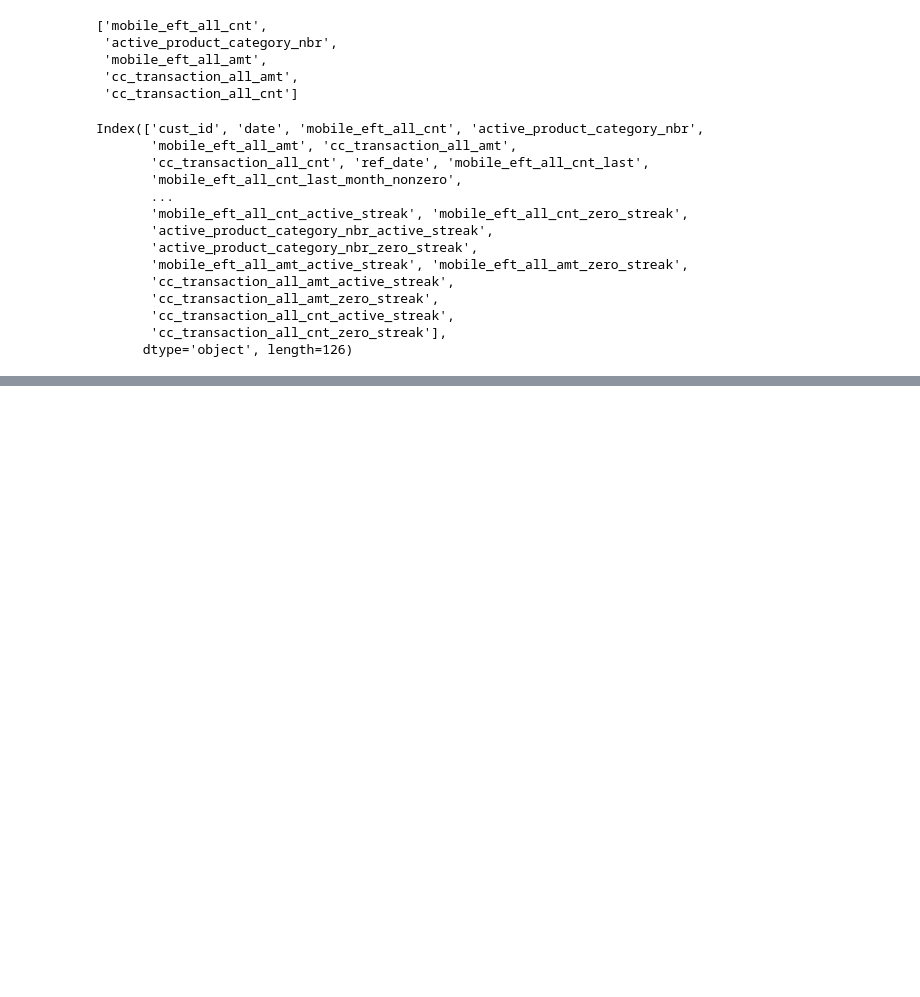
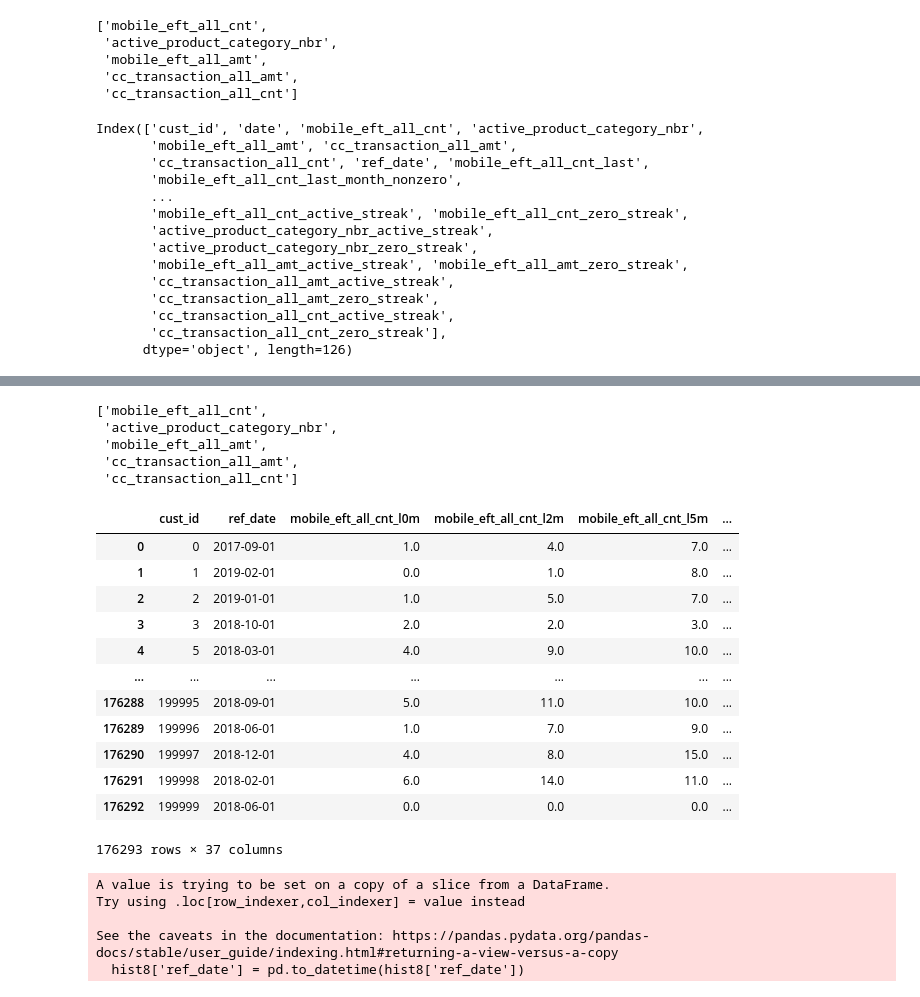
Before and after one commit to bthnsrts/datathon-team-guney-kampus, a Jupyter notebook: notebooks/feature_engineering.ipynb, the cells around one changed output, grey strips where cells are left out. Cells and saved outputs as stored; diff of their text form; code cells hidden in the pictures; blank space fills up the shorter version.

```diff
--- a/notebooks/feature_engineering.ipynb
+++ b/notebooks/feature_engineering.ipynb
@@ -507,5 +507,5 @@ hist5 = pairwise_shares_ratios(hist4, num_cols)
-# %%
-hist6 = lifetime_and_cohorts(hist5)
+# %%
+hist7 = lifetime_and_cohorts(hist6)
 # %%
 def seasonality_encodings(df, date_col="date"):
     """Calendar features at ref granularity (will also be present on hist before merge)."""
@@ -517,4 +517,4 @@ def seasonality_encodings(df, date_col="date"):
     df["is_q_end"] = ((df[date_col].dt.month % 3) == 0).astype(int)
     return df
 # %%
-hist7 = seasonality_encodings(hist6, date_col="date")
+hist8 = seasonality_encodings(hist7, date_col="date")
@@ -521,10 +537,17 @@ hist7 = seasonality_encodings(hist6, date_col="date")
+# %%
+num_cols
+# %% [output]
+['mobile_eft_all_cnt',
+ 'active_product_category_nbr',
+ 'mobile_eft_all_amt',
+ 'cc_transaction_all_amt',
+ 'cc_transaction_all_cnt']
 # %%
-numeric_features = [
-    'mobile_eft_all_cnt',
-    'mobile_eft_all_amt',
-    'cc_transaction_all_amt',
-    'cc_transaction_all_cnt',
-]
+numeric_features = ['mobile_eft_all_cnt',
+ 'active_product_category_nbr',
+ 'mobile_eft_all_amt',
+ 'cc_transaction_all_amt',
+ 'cc_transaction_all_cnt']
 
 buckets = {
     "l0m": (0,0),
@@ -540,7 +563,7 @@ feature_tables = []
 for col in numeric_features:
     feature_tables.append(
         bucketize_sum_month_lags(
-            table=hist7,
+            table=hist8,
             value_col=col,
             buckets=buckets,
         )
@@ -558,0 +580,16 @@ f
+# %%
+features_merged
+# %% [output]
+|  | cust_id | ref_date | mobile_eft_all_cnt_l0m | mobile_eft_all_cnt_l2m | mobile_eft_all_cnt_l5m | ... |
+| 0 | 0 | 2017-09-01 | 1.0 | 4.0 | 7.0 | ... |
+| 1 | 1 | 2019-02-01 | 0.0 | 1.0 | 8.0 | ... |
+| 2 | 2 | 2019-01-01 | 1.0 | 5.0 | 7.0 | ... |
+| 3 | 3 | 2018-10-01 | 2.0 | 2.0 | 3.0 | ... |
+| 4 | 5 | 2018-03-01 | 4.0 | 9.0 | 10.0 | ... |
+| ... | ... | ... | ... | ... | ... | ... |
+| 176288 | 199995 | 2018-09-01 | 5.0 | 11.0 | 10.0 | ... |
+| 176289 | 199996 | 2018-06-01 | 1.0 | 7.0 | 9.0 | ... |
+| 176290 | 199997 | 2018-12-01 | 4.0 | 8.0 | 15.0 | ... |
+| 176291 | 199998 | 2018-02-01 | 6.0 | 14.0 | 11.0 | ... |
+| 176292 | 199999 | 2018-06-01 | 0.0 | 0.0 | 0.0 | ... |
+176293 rows × 37 columns
@@ -559,7 +598,13 @@ f
 # %%
 # Ensure 'ref_date' columns in both DataFrames are of the same type
 features_merged['ref_date'] = pd.to_datetime(features_merged['ref_date'])
-hist7['ref_date'] = pd.to_datetime(hist7['ref_date'])
+hist8['ref_date'] = pd.to_datetime(hist8['ref_date'])
 
 # Perform the merge
-features_all = features_merged.merge(hist7, on=['cust_id', 'ref_date'], how='inner')
+features_all = features_merged.merge(hist8, on=['cust_id', 'ref_date'], how='inner')
+# %% [output]
+A value is trying to be set on a copy of a slice from a DataFrame.
+Try using .loc[row_indexer,col_indexer] = value instead
+
+See the caveats in the documentation: https://pandas.pydata.org/pandas-docs/stable/user_guide/indexing.html#returning-a-view-versus-a-copy
+  hist8['ref_date'] = pd.to_datetime(hist8['ref_date'])
```
Also changed, not shown: parts of 7 cells of this notebook.
